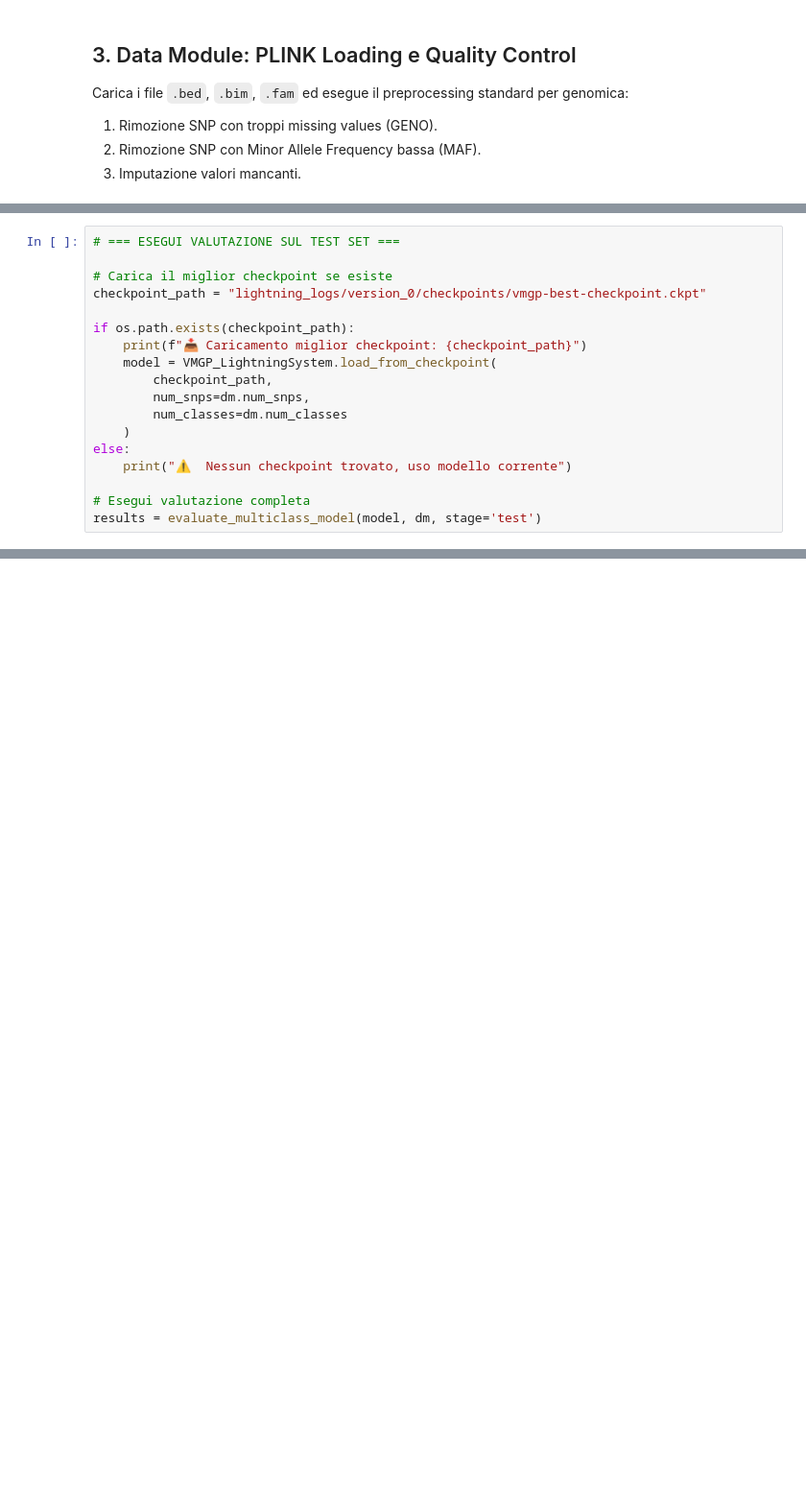
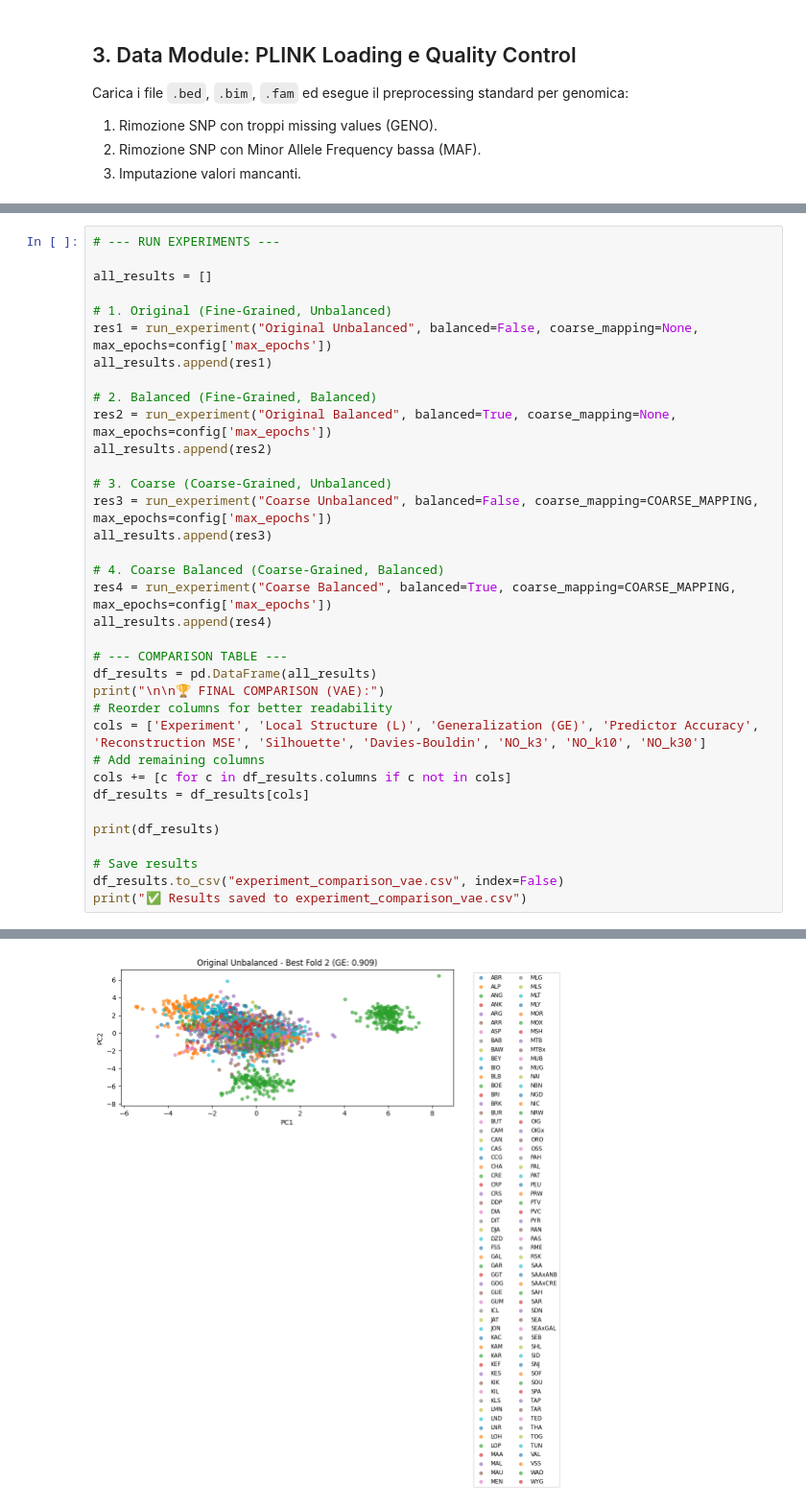
Before and after one commit to lorenzosp01/genomic-representation-learning, a Jupyter notebook: vae.ipynb, the cells around one changed output, grey strips where cells are left out. Shown at 96% size. Cells and saved outputs as stored; diff of their text form; blank space fills up the shorter version.

Commit message:
Final version of VAE and Contrastive method

```diff
--- a/vae.ipynb
+++ b/vae.ipynb
@@ -733,18 +511,0 @@ def evaluate_multiclass_model(model, datamodule, stage='test'):
-# %%
-# === ESEGUI VALUTAZIONE SUL TEST SET ===
-
-# Carica il miglior checkpoint se esiste
-checkpoint_path = "lightning_logs/version_0/checkpoints/vmgp-best-checkpoint.ckpt"
-
-if os.path.exists(checkpoint_path):
-    print(f"📥 Caricamento miglior checkpoint: {checkpoint_path}")
-    model = VMGP_LightningSystem.load_from_checkpoint(
-        checkpoint_path,
-        num_snps=dm.num_snps,
-        num_classes=dm.num_classes
-    )
-else:
-    print("⚠️  Nessun checkpoint trovato, uso modello corrente")
-
-# Esegui valutazione completa
-results = evaluate_multiclass_model(model, dm, stage='test')
@@ -1156,0 +1034,36 @@ NameError: name 'results' is not defined
+# %%
+# --- RUN EXPERIMENTS ---
+
+all_results = []
+
+# 1. Original (Fine-Grained, Unbalanced)
+res1 = run_experiment("Original Unbalanced", balanced=False, coarse_mapping=None, max_epochs=config['max_epochs'])
+all_results.append(res1)
+
+# 2. Balanced (Fine-Grained, Balanced)
+res2 = run_experiment("Original Balanced", balanced=True, coarse_mapping=None, max_epochs=config['max_epochs'])
+all_results.append(res2)
+
+# 3. Coarse (Coarse-Grained, Unbalanced)
+res3 = run_experiment("Coarse Unbalanced", balanced=False, coarse_mapping=COARSE_MAPPING, max_epochs=config['max_epochs'])
+all_results.append(res3)
+
+# 4. Coarse Balanced (Coarse-Grained, Balanced)
+res4 = run_experiment("Coarse Balanced", balanced=True, coarse_mapping=COARSE_MAPPING, max_epochs=config['max_epochs'])
+all_results.append(res4)
+
+# --- COMPARISON TABLE ---
+df_results = pd.DataFrame(all_results)
+print("\n\n🏆 FINAL COMPARISON (VAE):")
+# Reorder columns for better readability
+cols = ['Experiment', 'Local Structure (L)', 'Generalization (GE)', 'Predictor Accuracy', 'Reconstruction MSE', 'Silhouette', 'Davies-Bouldin', 'NO_k3', 'NO_k10', 'NO_k30']
+# Add remaining columns
+cols += [c for c in df_results.columns if c not in cols]
+df_results = df_results[cols]
+
+print(df_results)
+
+# Save results
+df_results.to_csv("experiment_comparison_vae.csv", index=False)
+print("✅ Results saved to experiment_comparison_vae.csv")
+# %% [output]
@@ -1156,0 +1120 @@ NameError: name 'results' is not defined
+[figure, added]
```
Also changed, not shown: parts of 14 cells of this notebook, 2 other files.
